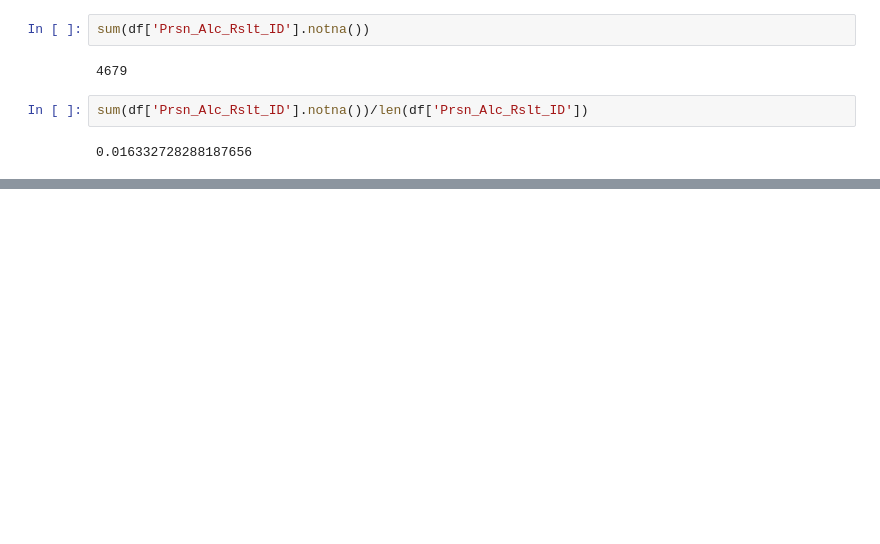
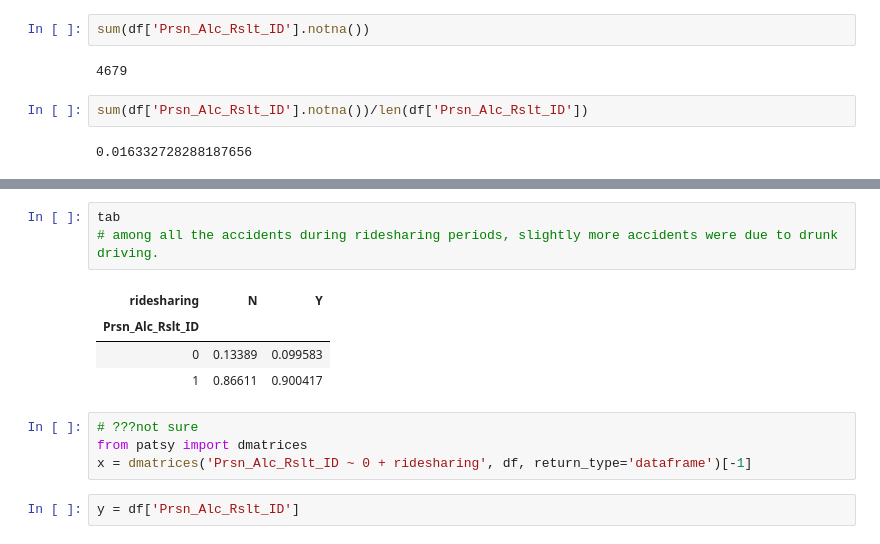
Before and after one commit to rmmeade/Data-Mgmt-Project, a Jupyter notebook: Cleaned Data/drunk driving.ipynb, the cells around one changed output, grey strips where cells are left out. Saved outputs shown, nothing was run; the diff lists cells and outputs as text; blank space fills up the shorter version.

```diff
--- a/Cleaned Data/drunk driving.ipynb
+++ b/Cleaned Data/drunk driving.ipynb
@@ -73,0 +142,14 @@ sum(df['Prsn_Alc_Rslt_ID'].notna())/len(df['Prsn_Alc_Rslt_ID'])
+# %%
+tab
+# among all the accidents during ridesharing periods, slightly more accidents were due to drunk driving.
+# %% [output]
+| ridesharing | N | Y |
+| Prsn_Alc_Rslt_ID |  |  |
+| 0 | 0.13389 | 0.099583 |
+| 1 | 0.86611 | 0.900417 |
+# %%
+# ???not sure
+from patsy import dmatrices
+x = dmatrices('Prsn_Alc_Rslt_ID ~ 0 + ridesharing', df, return_type='dataframe')[-1]
+# %%
+y = df['Prsn_Alc_Rslt_ID']
```
Also changed, not shown: parts of 11 cells of this notebook.
